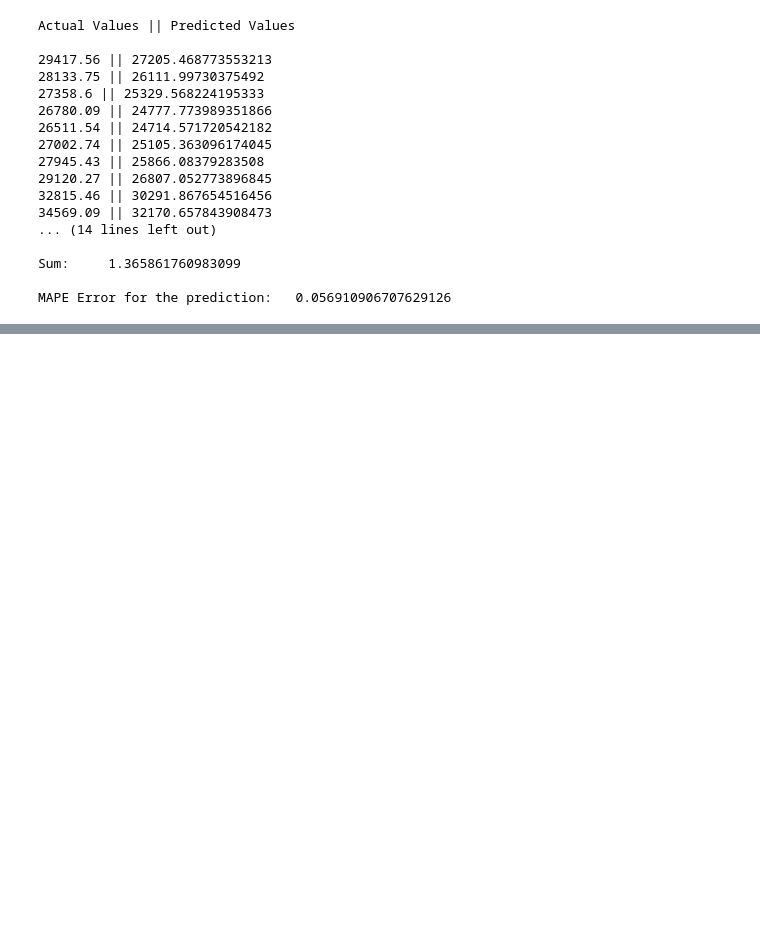
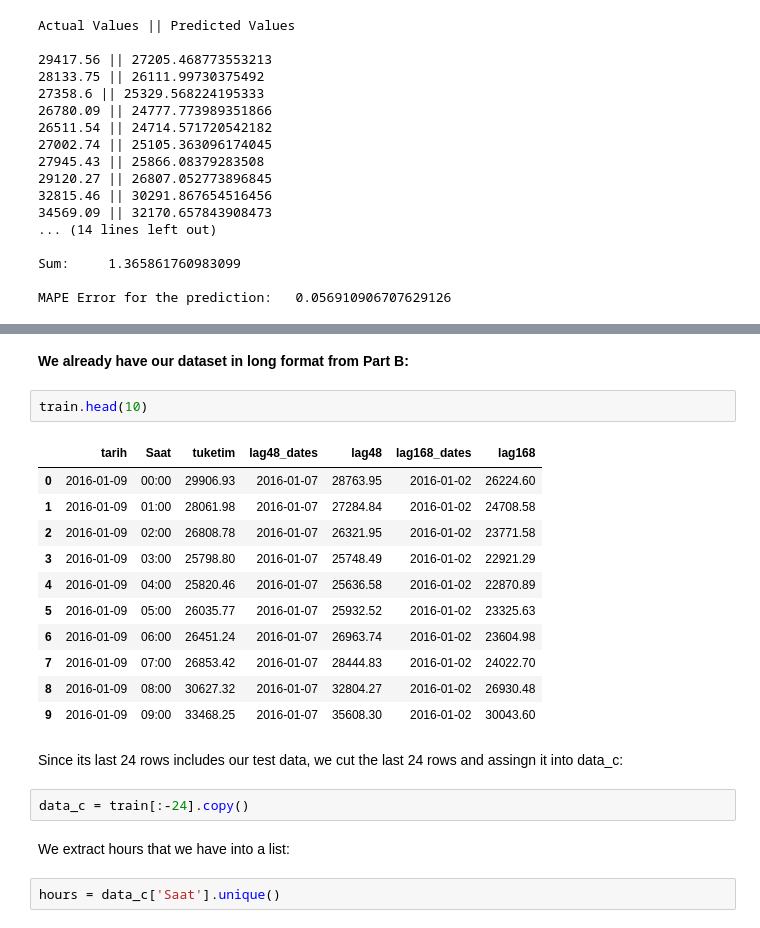
Before and after one commit to BU-IE-582/fall19-GnyEser, a Jupyter notebook: Homework1.ipynb, the cells around one changed output, grey strips where cells are left out. Cells and saved outputs as stored; diff of their text form; blank space fills up the shorter version.

Commit message:
Homework 3 - Part C added
Part C is done.

```diff
--- a/Homework1.ipynb
+++ b/Homework1.ipynb
@@ -1494,0 +1505,24 @@ MAPE Error for the prediction:   0.056910906707629126
+# %% [markdown]
+**We already have our dataset in long format from Part B:**
+# %%
+train.head(10)
+# %% [output]
+|  | tarih | Saat | tuketim | lag48_dates | lag48 | lag168_dates | lag168 |
+| 0 | 2016-01-09 | 00:00 | 29906.93 | 2016-01-07 | 28763.95 | 2016-01-02 | 26224.60 |
+| 1 | 2016-01-09 | 01:00 | 28061.98 | 2016-01-07 | 27284.84 | 2016-01-02 | 24708.58 |
+| 2 | 2016-01-09 | 02:00 | 26808.78 | 2016-01-07 | 26321.95 | 2016-01-02 | 23771.58 |
+| 3 | 2016-01-09 | 03:00 | 25798.80 | 2016-01-07 | 25748.49 | 2016-01-02 | 22921.29 |
+| 4 | 2016-01-09 | 04:00 | 25820.46 | 2016-01-07 | 25636.58 | 2016-01-02 | 22870.89 |
+| 5 | 2016-01-09 | 05:00 | 26035.77 | 2016-01-07 | 25932.52 | 2016-01-02 | 23325.63 |
+| 6 | 2016-01-09 | 06:00 | 26451.24 | 2016-01-07 | 26963.74 | 2016-01-02 | 23604.98 |
+| 7 | 2016-01-09 | 07:00 | 26853.42 | 2016-01-07 | 28444.83 | 2016-01-02 | 24022.70 |
+| 8 | 2016-01-09 | 08:00 | 30627.32 | 2016-01-07 | 32804.27 | 2016-01-02 | 26930.48 |
+| 9 | 2016-01-09 | 09:00 | 33468.25 | 2016-01-07 | 35608.30 | 2016-01-02 | 30043.60 |
+# %% [markdown]
+Since its last 24 rows includes our test data, we cut the last 24 rows and assingn it into data_c:
+# %%
+data_c = train[:-24].copy()
+# %% [markdown]
+We extract hours that we have into a list:
+# %%
+hours = data_c['Saat'].unique()
```
Also changed, not shown: parts of 18 cells of this notebook, 2 other files.
